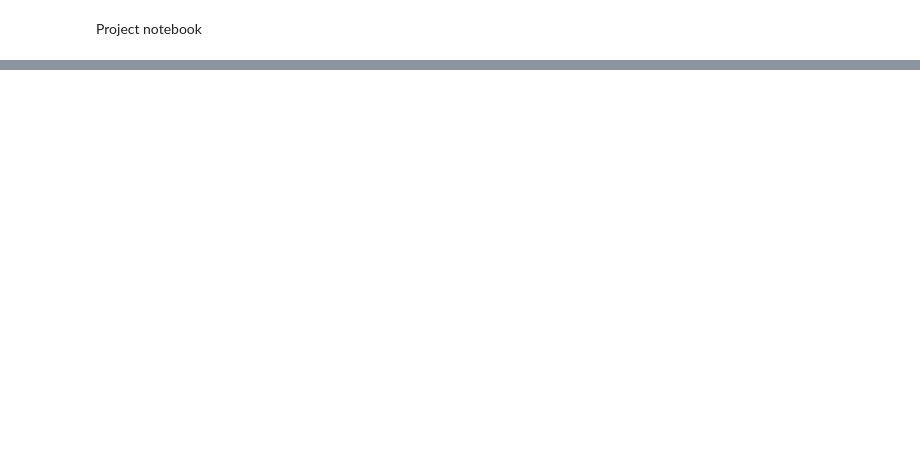
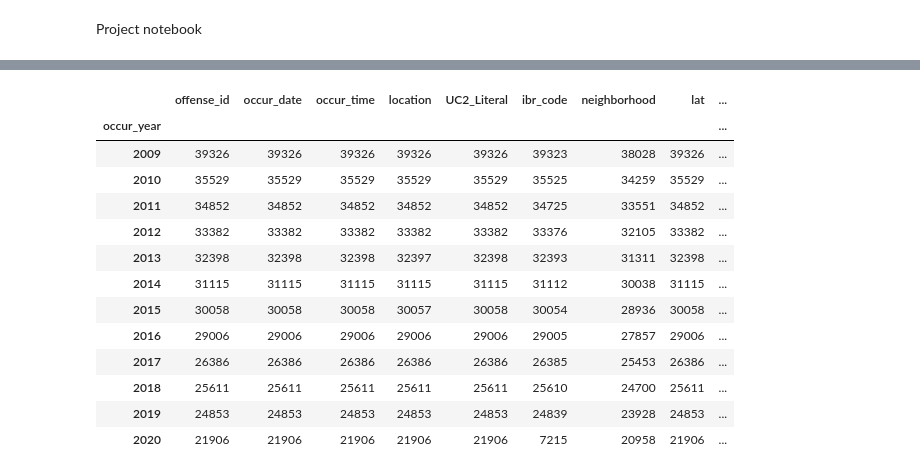
Before and after one commit to cayelsie/Crime-trends-in-Atlanta, a Jupyter notebook: Kelly/Kelly_crime_data.ipynb, the cells around one changed output, grey strips where cells are left out. Saved outputs shown, nothing was run; the diff lists cells and outputs as text; code cells hidden in the pictures; blank space fills up the shorter version.

```diff
--- a/Kelly/Kelly_crime_data.ipynb
+++ b/Kelly/Kelly_crime_data.ipynb
@@ -59,0 +42,19 @@ offense_sort
+# %%
+#Count how many rows we have per year in original df to compare after duplicate drop
+group_year = crime_09_20_clean_df.groupby(['occur_year']).count()
+group_year
+# %% [output]
+|  | offense_id | occur_date | occur_time | location | UC2_Literal | ibr_code | neighborhood | lat | ... |
+| occur_year |  |  |  |  |  |  |  |  | ... |
+| 2009 | 39326 | 39326 | 39326 | 39326 | 39326 | 39323 | 38028 | 39326 | ... |
+| 2010 | 35529 | 35529 | 35529 | 35529 | 35529 | 35525 | 34259 | 35529 | ... |
+| 2011 | 34852 | 34852 | 34852 | 34852 | 34852 | 34725 | 33551 | 34852 | ... |
+| 2012 | 33382 | 33382 | 33382 | 33382 | 33382 | 33376 | 32105 | 33382 | ... |
+| 2013 | 32398 | 32398 | 32398 | 32397 | 32398 | 32393 | 31311 | 32398 | ... |
+| 2014 | 31115 | 31115 | 31115 | 31115 | 31115 | 31112 | 30038 | 31115 | ... |
+| 2015 | 30058 | 30058 | 30058 | 30057 | 30058 | 30054 | 28936 | 30058 | ... |
+| 2016 | 29006 | 29006 | 29006 | 29006 | 29006 | 29005 | 27857 | 29006 | ... |
+| 2017 | 26386 | 26386 | 26386 | 26386 | 26386 | 26385 | 25453 | 26386 | ... |
+| 2018 | 25611 | 25611 | 25611 | 25611 | 25611 | 25610 | 24700 | 25611 | ... |
+| 2019 | 24853 | 24853 | 24853 | 24853 | 24853 | 24839 | 23928 | 24853 | ... |
+| 2020 | 21906 | 21906 | 21906 | 21906 | 21906 | 7215 | 20958 | 21906 | ... |
```
Also changed, not shown: parts of 19 cells of this notebook, 3 other files.
